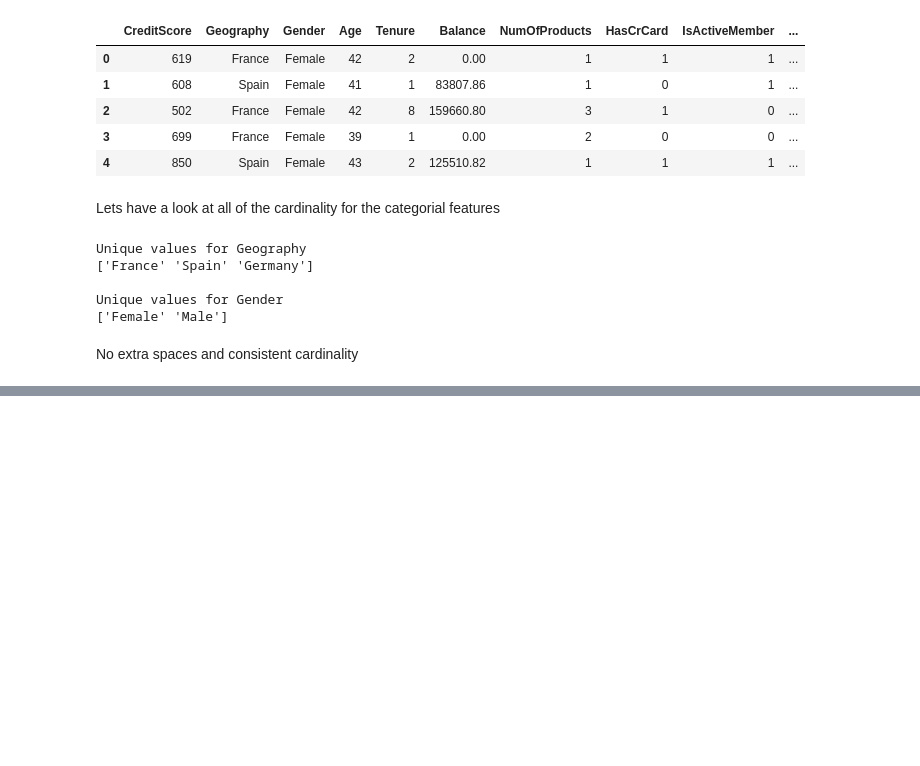
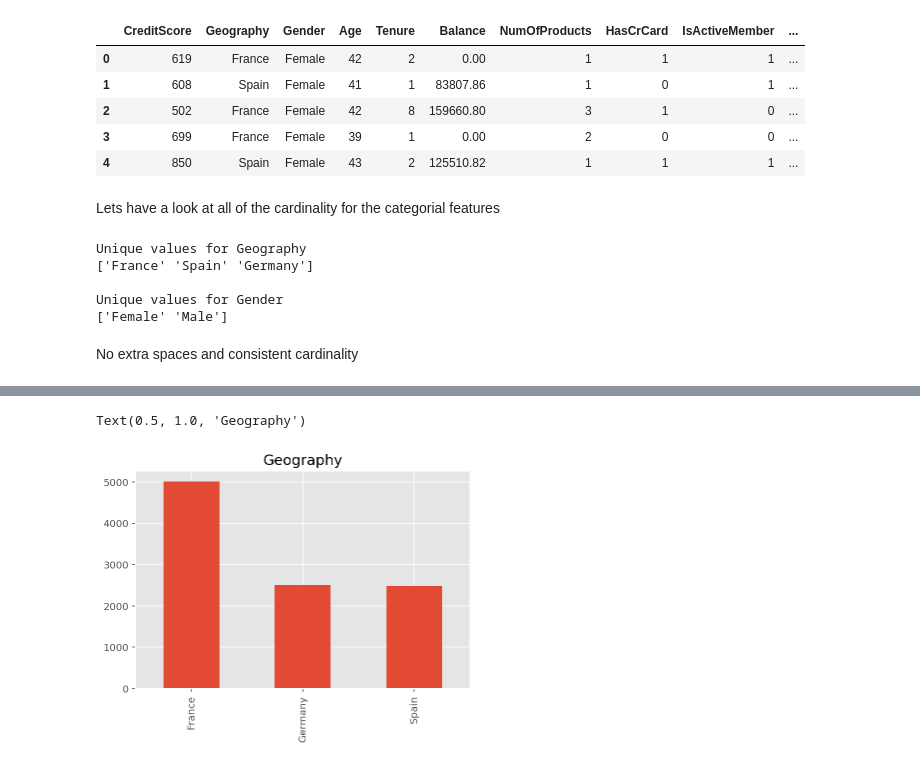
Before and after one commit to k-gs/Phase1, a Jupyter notebook: Phase1.ipynb, the cells around one changed output, grey strips where cells are left out. Cells and saved outputs as stored; diff of their text form; code cells hidden in the pictures; blank space fills up the shorter version.

```diff
--- a/Phase1.ipynb
+++ b/Phase1.ipynb
@@ -176,0 +215,6 @@ Target feature is already binary with 1 as positive and 0 as negative so no chan
+# %%
+# Geography bar plot
+data['Geography'].value_counts().plot(kind='bar').set_title('Geography')
+# %% [output]
+Text(0.5, 1.0, 'Geography')
+[figure, added]
```
Also changed, not shown: parts of 17 cells of this notebook.
